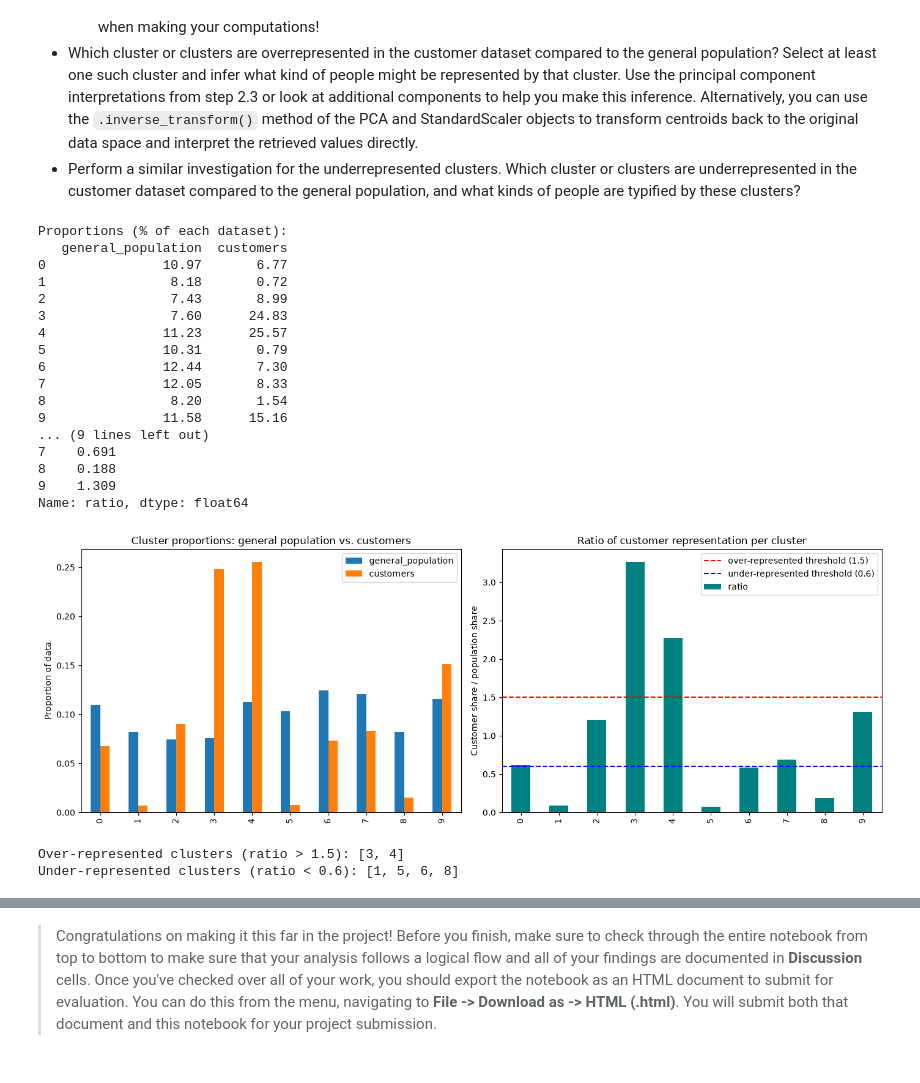
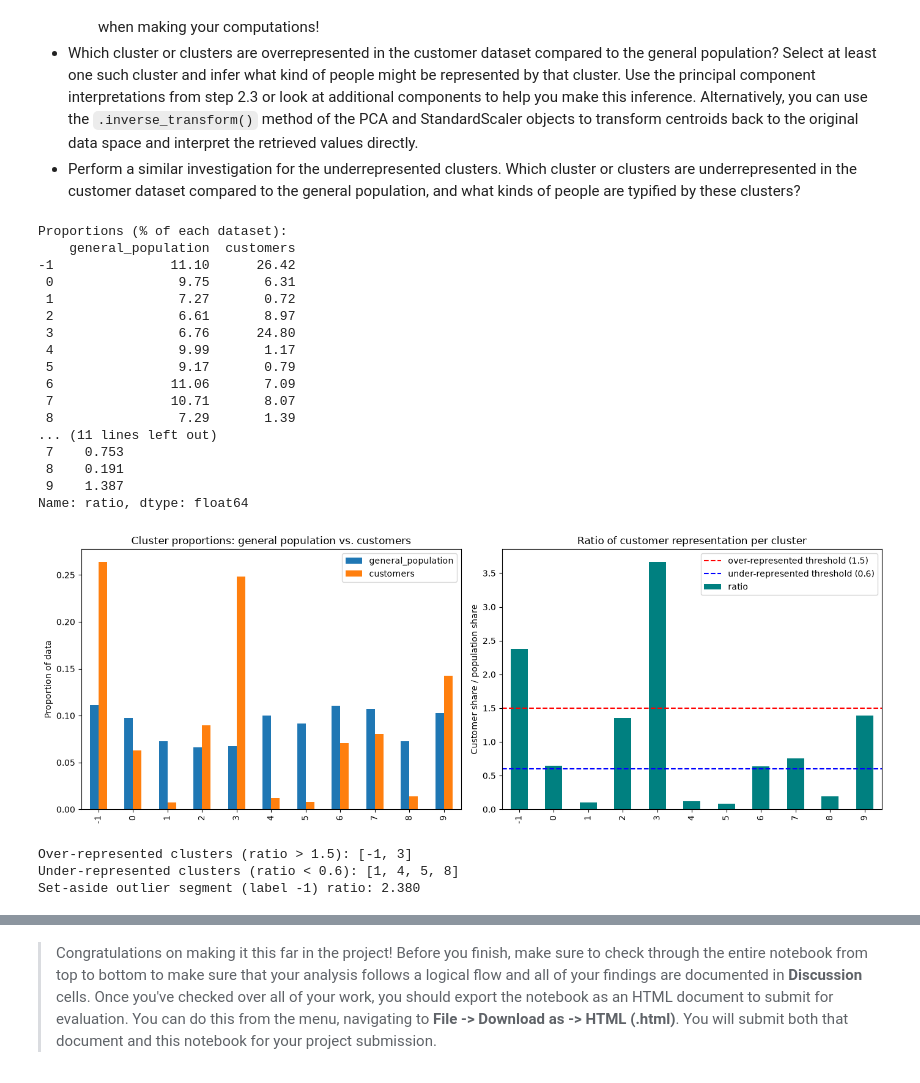
Before and after one commit to EduardoNicacio/Udacity_Introduction-to-ML-with-Pytorch_P3_Identify_Customer_Segments, a Jupyter notebook: Identify_Customer_Segments.ipynb, the cells around one changed output, grey strips where cells are left out. Drawn from its saved outputs; the diff is of its cells as text; code cells hidden in the pictures.

```diff
--- a/Identify_Customer_Segments.ipynb
+++ b/Identify_Customer_Segments.ipynb
@@ -946,6 +945,16 @@ customers shape: (191652, 85)
 # customer demographics data.
 customers_clean = clean_data(customers)
 customers_clean = customers_clean[azdias_final.columns]  # align columns with the fitted imputer
+
+# Apply the same row-missingness threshold used in step 1.1.3 (ROW_MISSING_THRESHOLD) to customers
+row_missing = customers_clean.isna().sum(axis=1)
+customers_low = customers_clean[row_missing <= ROW_MISSING_THRESHOLD]
+customers_high = customers_clean[row_missing > ROW_MISSING_THRESHOLD]
+customers_clean = customers_low  # the pipeline sees only the low-missingness subset
+
+print('Customers with <= {} missing values: {:,}'.format(ROW_MISSING_THRESHOLD, customers_low.shape[0]))
+print('Customers with >  {} missing values set aside: {:,} ({:.1f}% of customers)'.format(
+    ROW_MISSING_THRESHOLD, customers_high.shape[0], 100 * customers_high.shape[0] / customers.shape[0]))
 
 customers_imputed = imputer.transform(customers_clean)   # NO .fit() - reuse general-population fit
 customers_scaled = scaler.transform(customers_imputed)   # NO .fit()
@@ -985,57 +996,78 @@ Take a look at the following points in this step:
 # %%
 # Compare the proportion of data in each cluster for the customer data to the
 # proportion of data in each cluster for the general population.
-pop_props = pd.Series(azdias_labels).value_counts(normalize=True).sort_index()
-cust_props = pd.Series(customers_labels).value_counts(normalize=True).sort_index()
+OUTLIER_LABEL = -1  # a label that cannot collide with cluster ids 0-9
+
+# Population: 792,287 clustered rows + 98,934 outlier rows (step 1.1.3)
+pop_series = pd.concat([
+    pd.Series(azdias_labels),
+    pd.Series([OUTLIER_LABEL] * len(azdias_outliers))
+])
+
+# Customers: clustered rows + high-missingness rows set aside in step 3.2
+cust_series = pd.concat([
+    pd.Series(customers_labels),
+    pd.Series([OUTLIER_LABEL] * len(customers_high))
+])
+
+# normalize=True divides by the FULL dataset size in each case
+pop_props = pop_series.value_counts(normalize=True).sort_index()
+cust_props = cust_series.value_counts(normalize=True).sort_index()
 
 cluster_comparison = pd.DataFrame({'general_population': pop_props,
-                                   'customers': cust_props})
-cluster_comparison['ratio'] = cluster_comparison['customers'] / cluster_comparison['general_population']
+                                   'customers': cust_props}).fillna(0)
+cluster_comparison['ratio'] = (cluster_comparison['customers'] /
+                               cluster_comparison['general_population'].replace(0, np.nan))
 
 print('Proportions (% of each dataset):')
 print((cluster_comparison[['general_population', 'customers']] * 100).round(2))
 print('\nCustomer / population ratio per cluster:')
 print(cluster_comparison['ratio'].round(3))
 
 fig, axes = plt.subplots(1, 2, figsize=(14, 5))
 cluster_comparison[['general_population', 'customers']].plot(kind='bar', ax=axes[0])
 axes[0].set_ylabel('Proportion of data')
 axes[0].set_title('Cluster proportions: general population vs. customers')
 
 cluster_comparison['ratio'].plot(kind='bar', ax=axes[1], color='teal')
 axes[1].axhline(1.5, color='red', linestyle='--', label='over-represented threshold (1.5)')
 axes[1].axhline(0.6, color='blue', linestyle='--', label='under-represented threshold (0.6)')
 axes[1].set_ylabel('Customer share / population share')
 axes[1].set_title('Ratio of customer representation per cluster')
 axes[1].legend()
 plt.tight_layout()
 plt.show()
 
 overrepresented = cluster_comparison.index[cluster_comparison['ratio'] > 1.5].tolist()
 underrepresented = cluster_comparison.index[cluster_comparison['ratio'] < 0.6].tolist()
 print('Over-represented clusters (ratio > 1.5):', overrepresented)
 print('Under-represented clusters (ratio < 0.6):', underrepresented)
+
+# keep the outlier row visible in the table above; only clusters 0-9 are profiled below
+print('Set-aside outlier segment (label {}) ratio: {:.3f}'.format(
+    OUTLIER_LABEL, cluster_comparison.loc[OUTLIER_LABEL, 'ratio']))
 # %% [output]
 Proportions (% of each dataset):
-   general_population  customers
-0               10.97       6.77
-1                8.18       0.72
-2                7.43       8.99
-3                7.60      24.83
-4               11.23      25.57
-5               10.31       0.79
-6               12.44       7.30
-7               12.05       8.33
-8                8.20       1.54
-9               11.58      15.16
-... (9 lines left out)
-7    0.691
-8    0.188
-9    1.309
+    general_population  customers
+-1               11.10      26.42
+ 0                9.75       6.31
+ 1                7.27       0.72
+ 2                6.61       8.97
+ 3                6.76      24.80
+ 4                9.99       1.17
+ 5                9.17       0.79
+ 6               11.06       7.09
+ 7               10.71       8.07
+ 8                7.29       1.39
+... (11 lines left out)
+ 7    0.753
+ 8    0.191
+ 9    1.387
 Name: ratio, dtype: float64
-[figure, old version]
+[figure, new version]
-Over-represented clusters (ratio > 1.5): [3, 4]
-Under-represented clusters (ratio < 0.6): [1, 5, 6, 8]
+Over-represented clusters (ratio > 1.5): [-1, 3]
+Under-represented clusters (ratio < 0.6): [1, 4, 5, 8]
+Set-aside outlier segment (label -1) ratio: 2.380
 # %%
 # What kinds of people are part of a cluster that is overrepresented in the
 # customer data compared to the general population?
```
Also changed, not shown: parts of 5 cells of this notebook, 2 other files.
